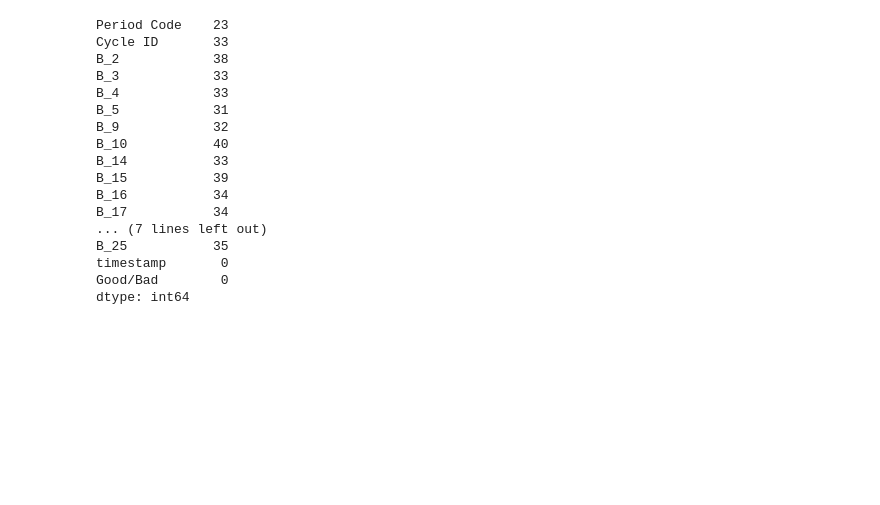
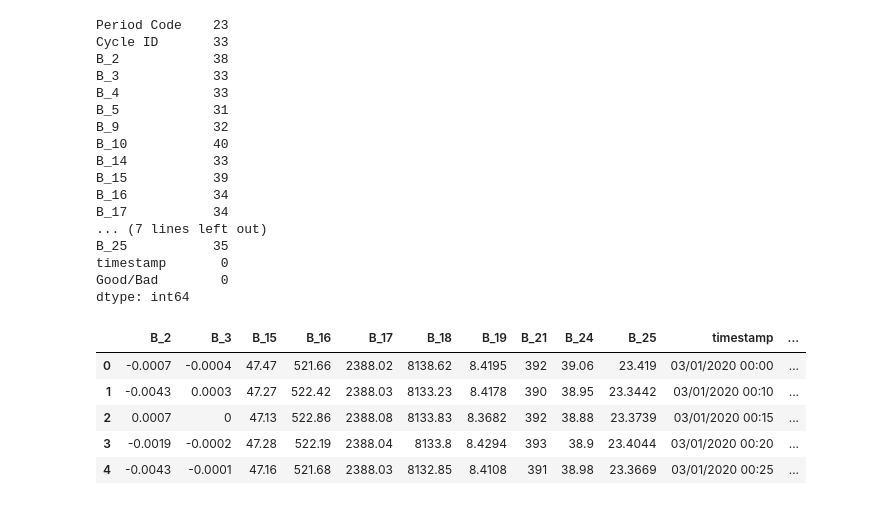
Before and after one commit to UttaraKet1607/DASSA_Hackathon2, a Jupyter notebook: DASSA_Hackathon2.ipynb, the cells around one changed output. Saved outputs shown, nothing was run; the diff lists cells and outputs as text; code cells hidden in the pictures; blank space fills up the shorter version.

```diff
--- a/DASSA_Hackathon2.ipynb
+++ b/DASSA_Hackathon2.ipynb
@@ -75,3 +75,13 @@ B_25           35
 timestamp       0
 Good/Bad        0
 dtype: int64
+# %%
+df_filtered = df.drop(["Period Code", "Cycle ID", "B_4", "B_5", "B_9", "B_10", "B_14","B_20", "B_22", "B_23"], axis=1)
+df_filtered.head()
+# %% [output]
+|  | B_2 | B_3 | B_15 | B_16 | B_17 | B_18 | B_19 | B_21 | B_24 | B_25 | timestamp | ... |
+| 0 | -0.0007 | -0.0004 | 47.47 | 521.66 | 2388.02 | 8138.62 | 8.4195 | 392 | 39.06 | 23.419 | 03/01/2020 00:00 | ... |
+| 1 | -0.0043 | 0.0003 | 47.27 | 522.42 | 2388.03 | 8133.23 | 8.4178 | 390 | 38.95 | 23.3442 | 03/01/2020 00:10 | ... |
+| 2 | 0.0007 | 0 | 47.13 | 522.86 | 2388.08 | 8133.83 | 8.3682 | 392 | 38.88 | 23.3739 | 03/01/2020 00:15 | ... |
+| 3 | -0.0019 | -0.0002 | 47.28 | 522.19 | 2388.04 | 8133.8 | 8.4294 | 393 | 38.9 | 23.4044 | 03/01/2020 00:20 | ... |
+| 4 | -0.0043 | -0.0001 | 47.16 | 521.68 | 2388.03 | 8132.85 | 8.4108 | 391 | 38.98 | 23.3669 | 03/01/2020 00:25 | ... |
```
Also changed, not shown: parts of 5 cells of this notebook.
